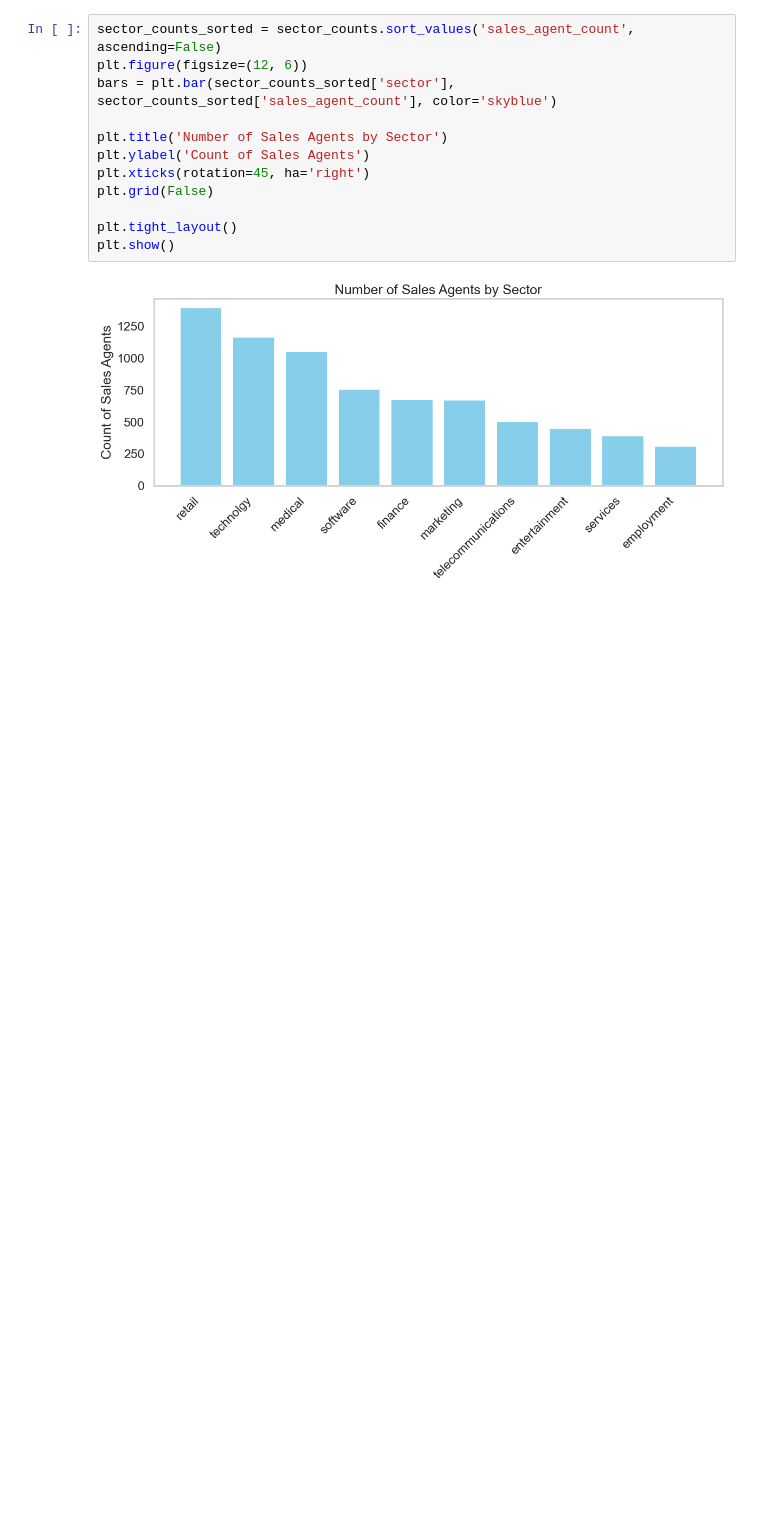
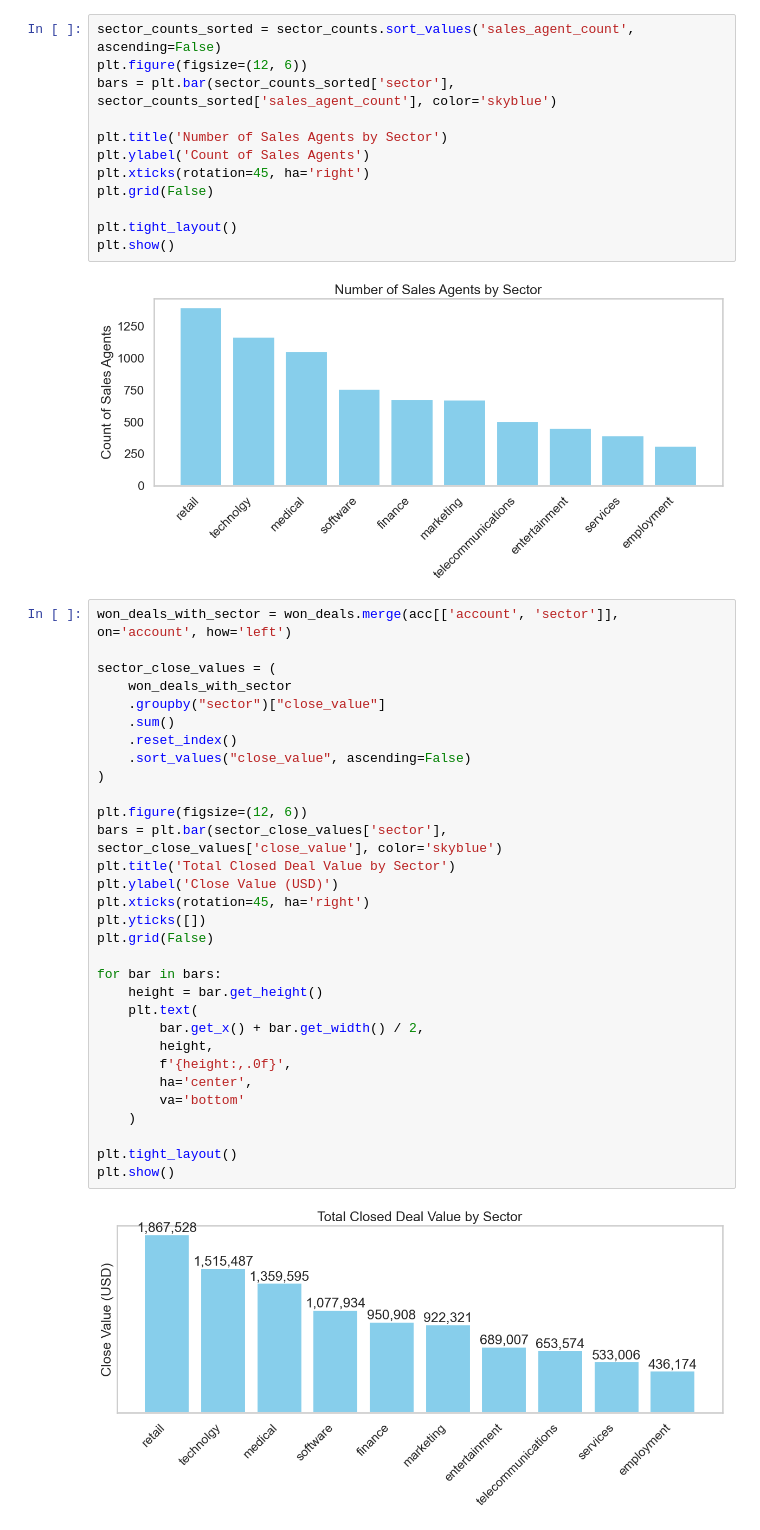
Before and after one commit to abdullah-elhelw0/CRM-Sales-Notebook, a Jupyter notebook: Analysis.ipynb, the cells around one changed output. Cells and saved outputs as stored; diff of their text form; blank space fills up the shorter version.

Commit message:
added close value to sector visual

```diff
--- a/Analysis.ipynb
+++ b/Analysis.ipynb
@@ -321,3 +321,36 @@ plt.tight_layout()
 plt.show()
 # %% [output]
 [figure]
+# %%
+won_deals_with_sector = won_deals.merge(acc[['account', 'sector']], on='account', how='left')
+
+sector_close_values = (
+    won_deals_with_sector
+    .groupby("sector")["close_value"]
+    .sum()
+    .reset_index()
+    .sort_values("close_value", ascending=False)
+)
+
+plt.figure(figsize=(12, 6))
+bars = plt.bar(sector_close_values['sector'], sector_close_values['close_value'], color='skyblue')
+plt.title('Total Closed Deal Value by Sector')
+plt.ylabel('Close Value (USD)')
+plt.xticks(rotation=45, ha='right')
+plt.yticks([])
+plt.grid(False)
+
+for bar in bars:
+    height = bar.get_height()
+    plt.text(
+        bar.get_x() + bar.get_width() / 2,
+        height,
+        f'{height:,.0f}',
+        ha='center',
+        va='bottom'
+    )
+
+plt.tight_layout()
+plt.show()
+# %% [output]
+[figure, added]
```
Also changed, not shown: parts of 2 cells of this notebook.
